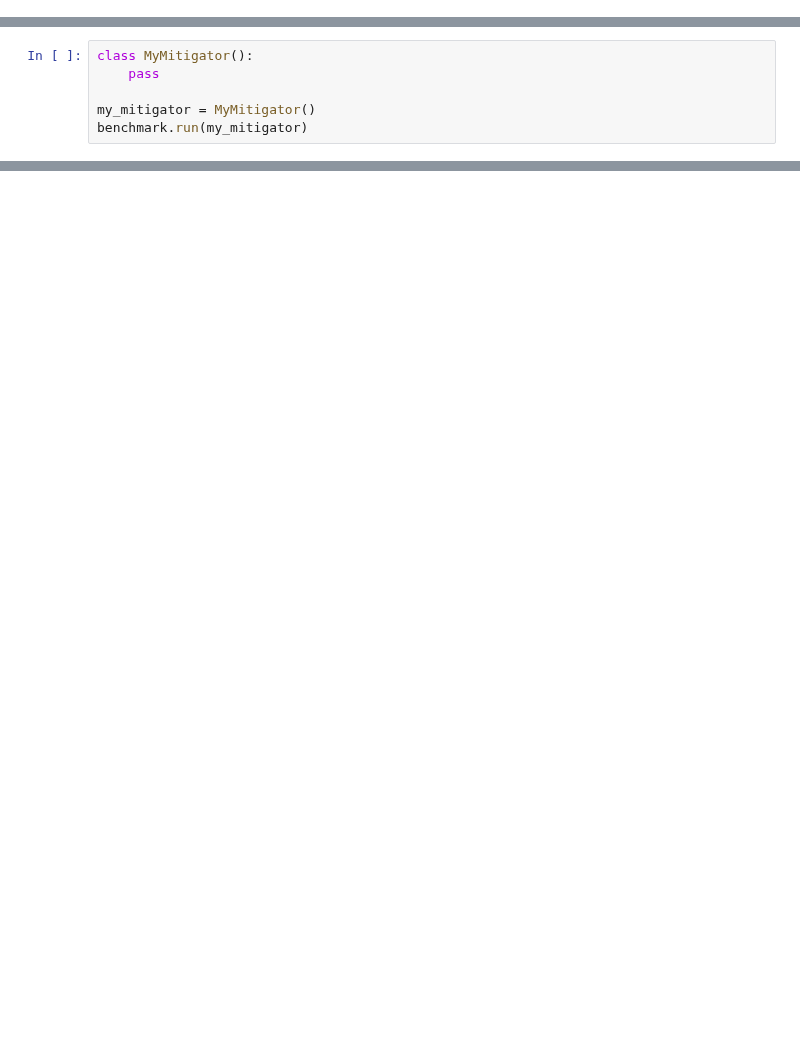
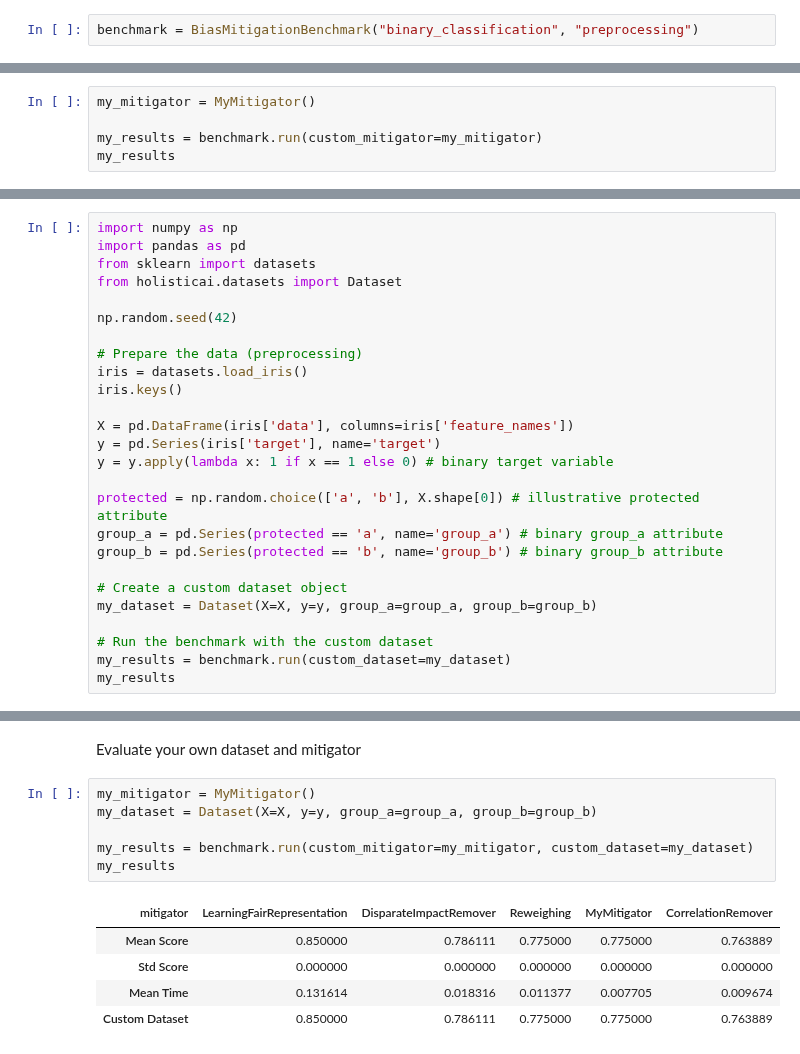
Before and after one commit to holistic-ai/holisticai, a Jupyter notebook: tutorials/benchmark/template_benchmark.ipynb, the cells around one changed output, grey strips where cells are left out. Drawn from its saved outputs; the diff is of its cells as text; blank space fills up the shorter version.

Commit message:
feat: bias mitigation benchmark

```diff
--- a/tutorials/benchmark/template_benchmark.ipynb
+++ b/tutorials/benchmark/template_benchmark.ipynb
@@ -31,0 +5,2 @@ See the caveats in the documentation: https://pandas.pydata.org/pandas-docs/stab
+# %%
+benchmark = BiasMitigationBenchmark("binary_classification", "preprocessing")
@@ -32,6 +88,5 @@ See the caveats in the documentation: https://pandas.pydata.org/pandas-docs/stab
 # %%
-class MyMitigator():
-    pass
+my_mitigator = MyMitigator()
 
-my_mitigator = MyMitigator()
-benchmark.run(my_mitigator)
+my_results = benchmark.run(custom_mitigator=my_mitigator)
+my_results
@@ -37,0 +117,26 @@ benchmark.run(my_mitigator)
+# %%
+import numpy as np
+import pandas as pd
+from sklearn import datasets
+from holisticai.datasets import Dataset
+
+np.random.seed(42)
+
+# Prepare the data (preprocessing)
+iris = datasets.load_iris()
+iris.keys()
+
+X = pd.DataFrame(iris['data'], columns=iris['feature_names'])
+y = pd.Series(iris['target'], name='target')
+y = y.apply(lambda x: 1 if x == 1 else 0) # binary target variable
+
+protected = np.random.choice(['a', 'b'], X.shape[0]) # illustrative protected attribute
+group_a = pd.Series(protected == 'a', name='group_a') # binary group_a attribute
+group_b = pd.Series(protected == 'b', name='group_b') # binary group_b attribute
+
+# Create a custom dataset object
+my_dataset = Dataset(X=X, y=y, group_a=group_a, group_b=group_b)
+
+# Run the benchmark with the custom dataset
+my_results = benchmark.run(custom_dataset=my_dataset)
+my_results
@@ -37,0 +151,14 @@ benchmark.run(my_mitigator)
+# %% [markdown]
+Evaluate your own dataset and mitigator
+# %%
+my_mitigator = MyMitigator()
+my_dataset = Dataset(X=X, y=y, group_a=group_a, group_b=group_b)
+
+my_results = benchmark.run(custom_mitigator=my_mitigator, custom_dataset=my_dataset)
+my_results
+# %% [output]
+| mitigator | LearningFairRepresentation | DisparateImpactRemover | Reweighing | MyMitigator | CorrelationRemover |
+| Mean Score | 0.850000 | 0.786111 | 0.775000 | 0.775000 | 0.763889 |
+| Std Score | 0.000000 | 0.000000 | 0.000000 | 0.000000 | 0.000000 |
+| Mean Time | 0.131614 | 0.018316 | 0.011377 | 0.007705 | 0.009674 |
+| Custom Dataset | 0.850000 | 0.786111 | 0.775000 | 0.775000 | 0.763889 |
```
Also changed, not shown: parts of 18 cells of this notebook, 27 other files.
